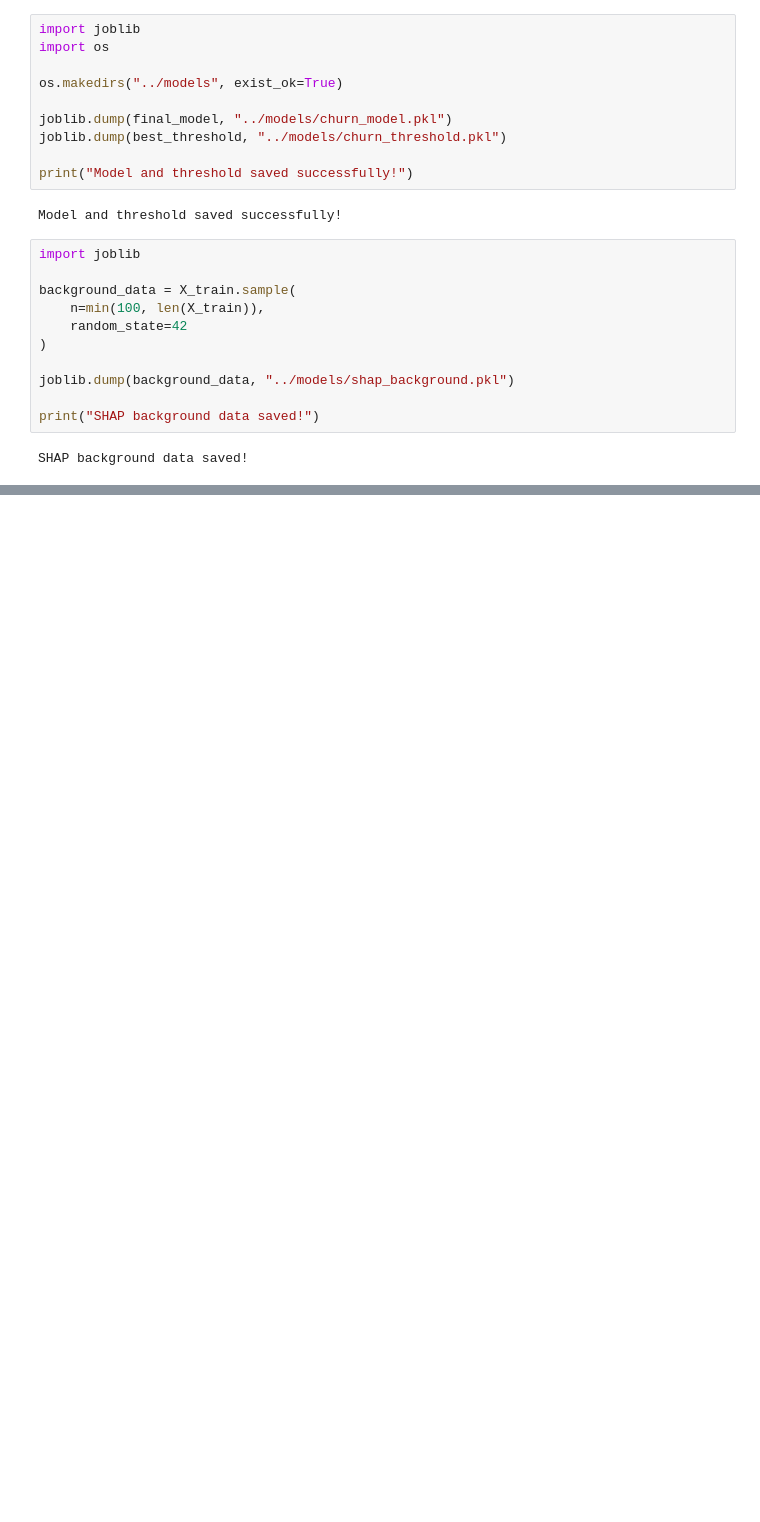
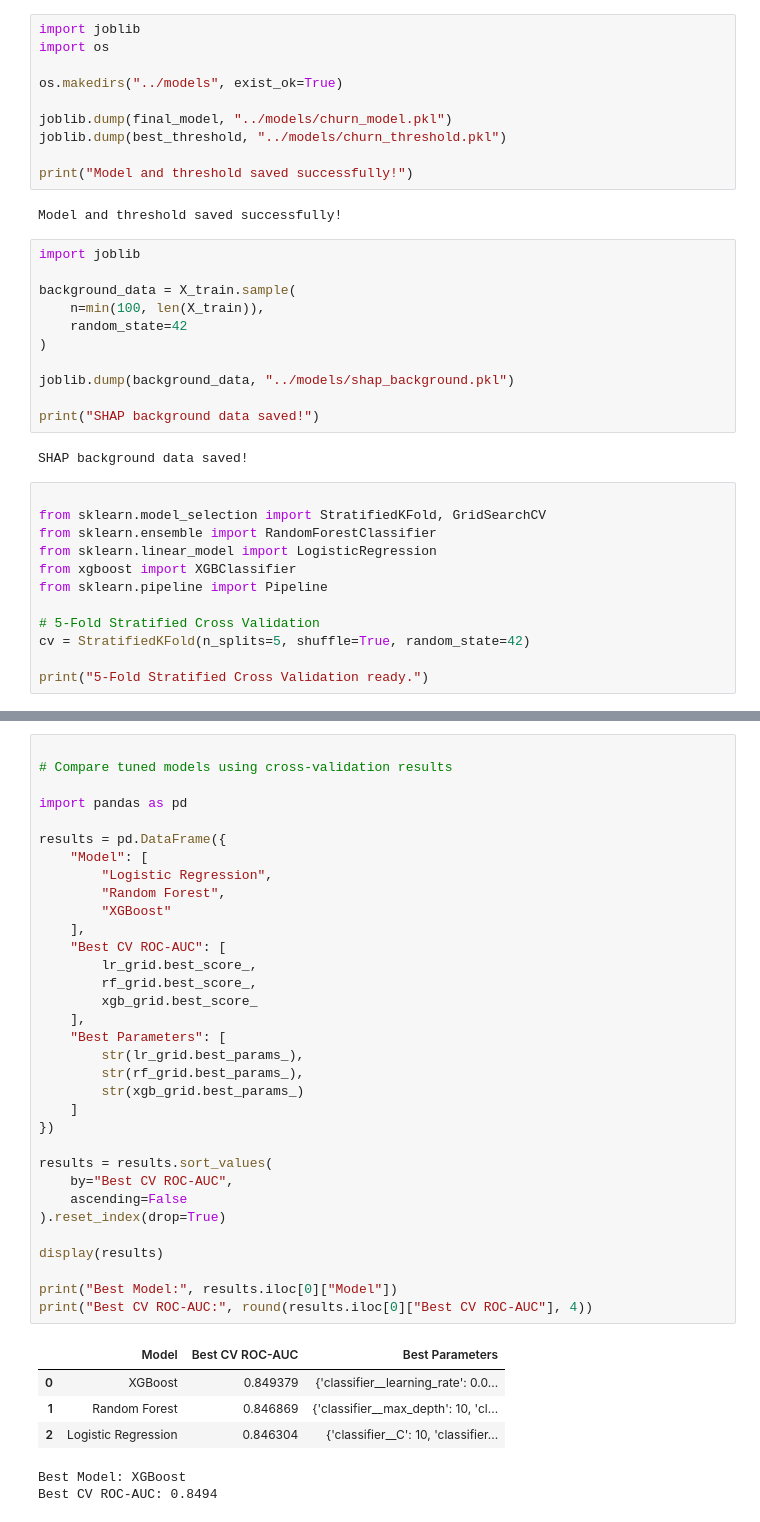
Before and after one commit to rohitkute7890/Customer-Churn-AI-System, a Jupyter notebook: notebooks/01_Churn_EDA.ipynb, the cells around one changed output, grey strips where cells are left out. Cells and saved outputs as stored; diff of their text form; blank space fills up the shorter version.

```diff
--- a/notebooks/01_Churn_EDA.ipynb
+++ b/notebooks/01_Churn_EDA.ipynb
@@ -577,3 +577,15 @@ joblib.dump(background_data, "../models/shap_background.pkl")
 print("SHAP background data saved!")
 # %% [output]
 SHAP background data saved!
+# %%
+
+from sklearn.model_selection import StratifiedKFold, GridSearchCV
+from sklearn.ensemble import RandomForestClassifier
+from sklearn.linear_model import LogisticRegression
+from xgboost import XGBClassifier
+from sklearn.pipeline import Pipeline
+
+# 5-Fold Stratified Cross Validation
+cv = StratifiedKFold(n_splits=5, shuffle=True, random_state=42)
+
+print("5-Fold Stratified Cross Validation ready.")
@@ -579,0 +714,40 @@ SHAP background data saved!
+# %%
+
+# Compare tuned models using cross-validation results
+
+import pandas as pd
+
+results = pd.DataFrame({
+    "Model": [
+        "Logistic Regression",
+        "Random Forest",
+        "XGBoost"
+    ],
+    "Best CV ROC-AUC": [
+        lr_grid.best_score_,
+        rf_grid.best_score_,
+        xgb_grid.best_score_
+    ],
+    "Best Parameters": [
+        str(lr_grid.best_params_),
+        str(rf_grid.best_params_),
+        str(xgb_grid.best_params_)
+    ]
+})
+
+results = results.sort_values(
+    by="Best CV ROC-AUC",
+    ascending=False
+).reset_index(drop=True)
+
+display(results)
+
+print("Best Model:", results.iloc[0]["Model"])
+print("Best CV ROC-AUC:", round(results.iloc[0]["Best CV ROC-AUC"], 4))
+# %% [output]
+|  | Model | Best CV ROC-AUC | Best Parameters |
+| 0 | XGBoost | 0.849379 | {'classifier__learning_rate': 0.0... |
+| 1 | Random Forest | 0.846869 | {'classifier__max_depth': 10, 'cl... |
+| 2 | Logistic Regression | 0.846304 | {'classifier__C': 10, 'classifier... |
+Best Model: XGBoost
+Best CV ROC-AUC: 0.8494
```
Also changed, not shown: parts of 9 cells of this notebook, 10 other files.
